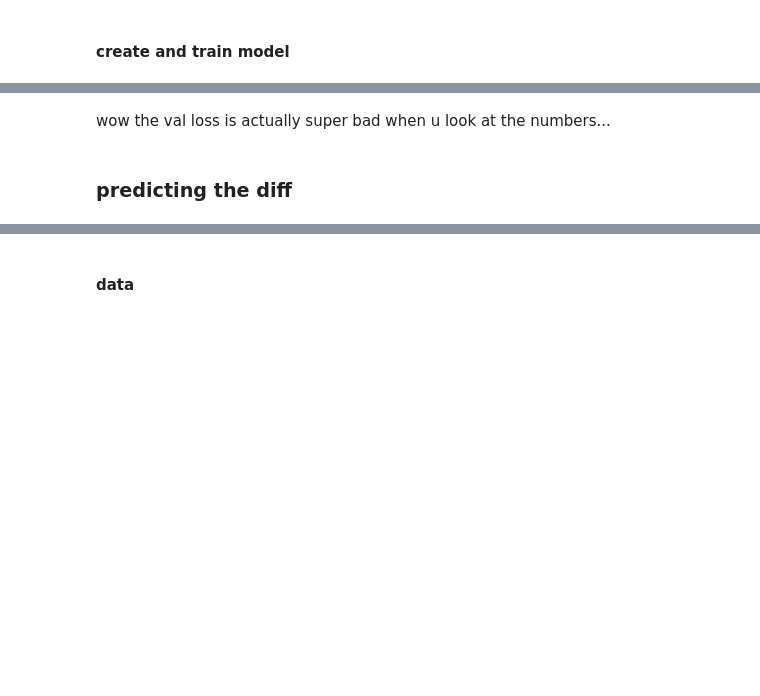
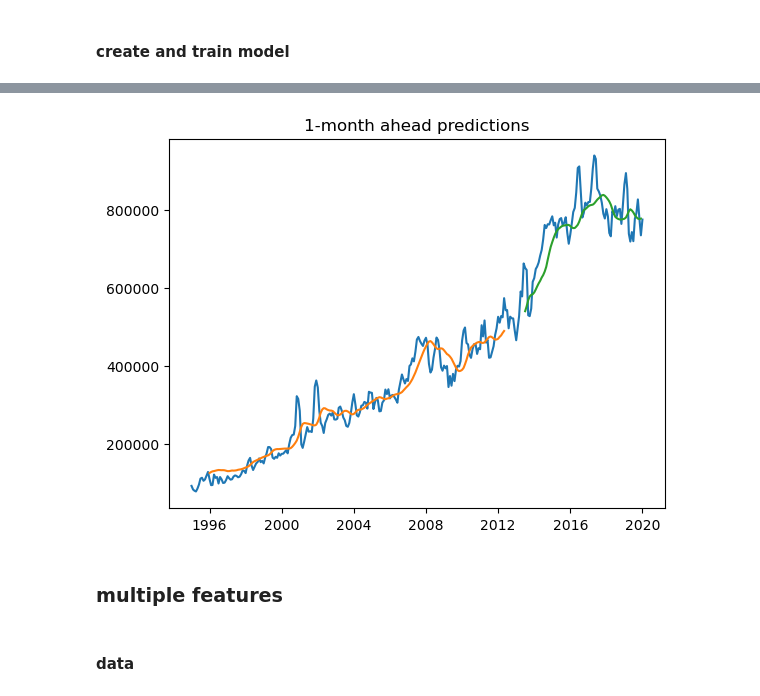
Before and after one commit to hlu109/math462_project, a Jupyter notebook: scripts/LSTM.ipynb, the cells around one changed output, grey strips where cells are left out. Saved outputs shown, nothing was run; the diff lists cells and outputs as text; code cells hidden in the pictures; blank space fills up the shorter version.

```diff
--- a/scripts/LSTM.ipynb
+++ b/scripts/LSTM.ipynb
@@ -163,4 +178,28 @@ plt.show()
-# %% [markdown]
-wow the val loss is actually super bad when u look at the numbers...
-# %% [markdown]
-### predicting the diff
+# %%
+pred_train = ar_lstm_model.predict(X_train)  #[:, -1]
+pred_test = ar_lstm_model.predict(X_test)  #[:, -1]
+
+# revert scaling
+# TODO: add to pipeline
+
+# un-scale
+train_df[cols] = scaler.inverse_transform(train_df[cols])
+test_df[cols] = scaler.inverse_transform(test_df[cols])
+
+# (num samples, lookforward time steps, features)
+# [:, :, 0] is the first feature, i.e. average price
+# scaling applies to all features
+pred_1mo_train_rescaled = scaler.inverse_transform(pred_train[:, 0])
+pred_1mo_test_rescaled = scaler.inverse_transform(pred_test[:, 0])
+
+plot_inputs_outputs(area_data=area_data,
+                    ground_truth=pd.concat([train_df[cols], test_df[cols]]),
+                    train_ts=pred_1mo_train_rescaled,
+                    test_ts=pred_1mo_test_rescaled,
+                    cols=cols,
+                    col_idx=0,
+                    lookback=lookback,
+                    lookforward=lookforward,
+                    fwd_offset=0,
+                    title='1-month ahead predictions')
+# %% [output]
@@ -167,2 +208,5 @@ wow the val loss is actually super bad when u look at the numbers...
+[figure, added]
+# %% [markdown]
+### multiple features
 # %% [markdown]
 #### data
```
Also changed, not shown: parts of 113 cells of this notebook, 1 other file.
